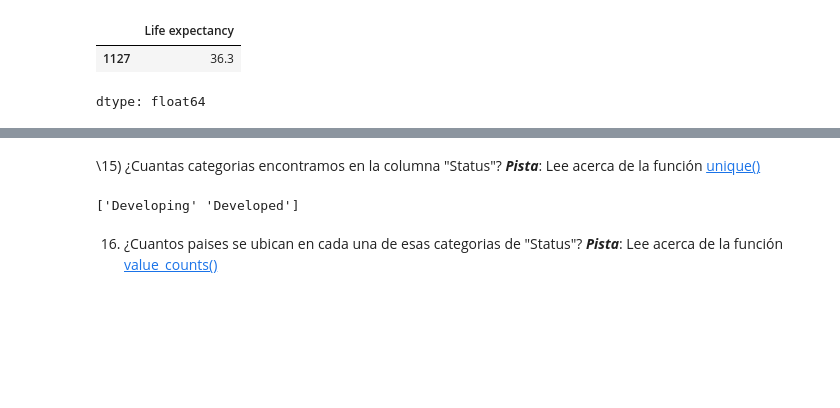
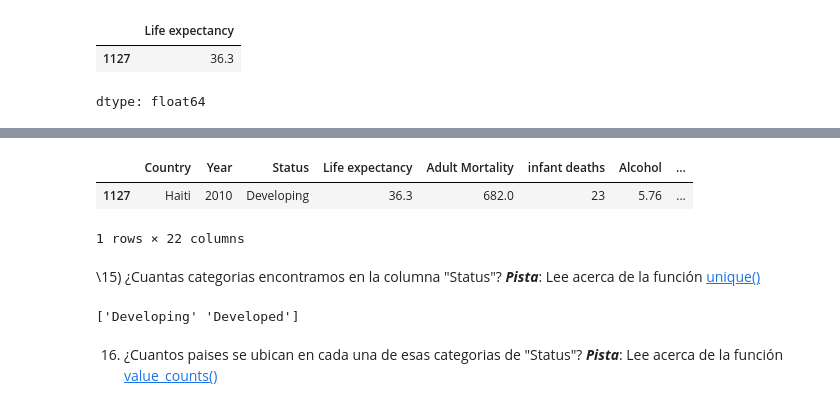
Before and after one commit to Flor-Si/Trabajos, a Jupyter notebook: TP7-Notebook_7.ipynb, the cells around one changed output, grey strips where cells are left out. Saved outputs shown, nothing was run; the diff lists cells and outputs as text; code cells hidden in the pictures; blank space fills up the shorter version.

```diff
--- a/TP7-Notebook_7.ipynb
+++ b/TP7-Notebook_7.ipynb
@@ -504,3 +567,13 @@ dtype: float64
+# %%
+#Segunda visualización de las filas con el minimo
+
+minimos_columna = expvida.loc[expvida['Life expectancy '] == 36.3]
+
+minimos_columna
+# %% [output]
+|  | Country | Year | Status | Life expectancy | Adult Mortality | infant deaths | Alcohol | ... |
+| 1127 | Haiti | 2010 | Developing | 36.3 | 682.0 | 23 | 5.76 | ... |
+1 rows × 22 columns
 # %% [markdown]
 \15) ¿Cuantas categorias encontramos en la columna "Status"? _**Pista**_: Lee acerca de la función [unique()](http://pandas.pydata.org/pandas-docs/stable/reference/api/pandas.Series.unique.html?highlight=unique#pandas.Series.unique)
 # %%
```
Also changed, not shown: parts of 3 cells of this notebook.
